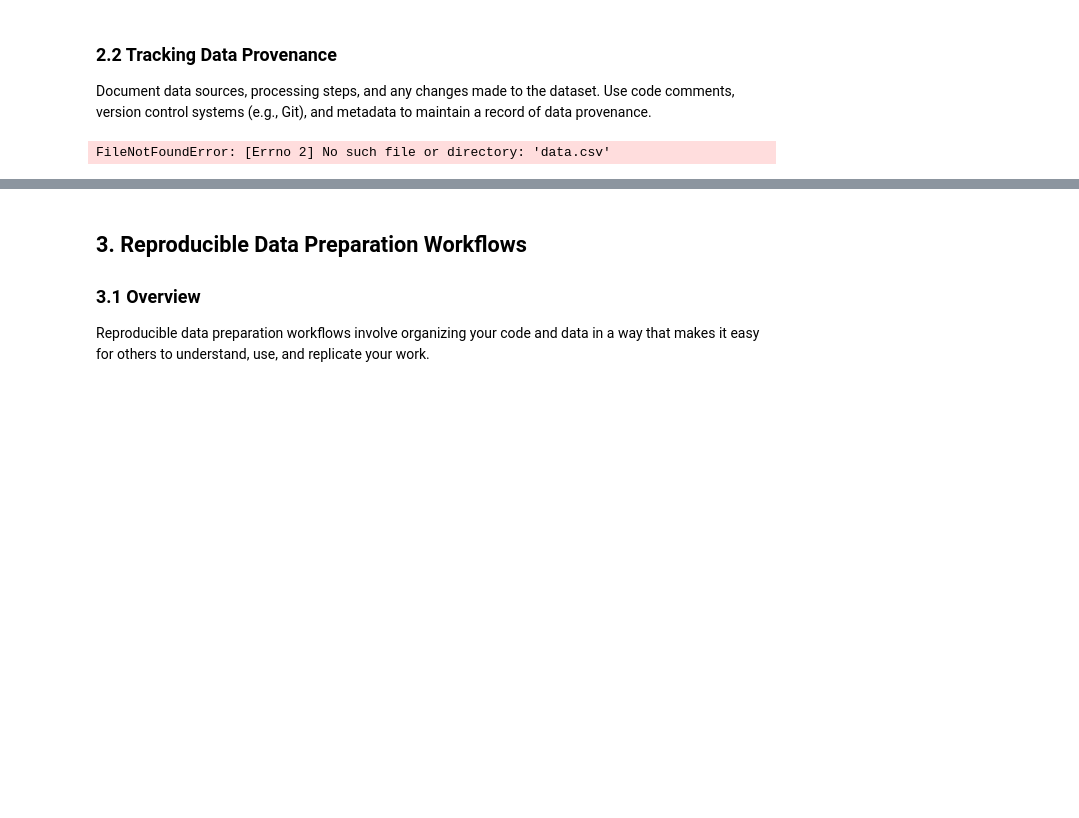
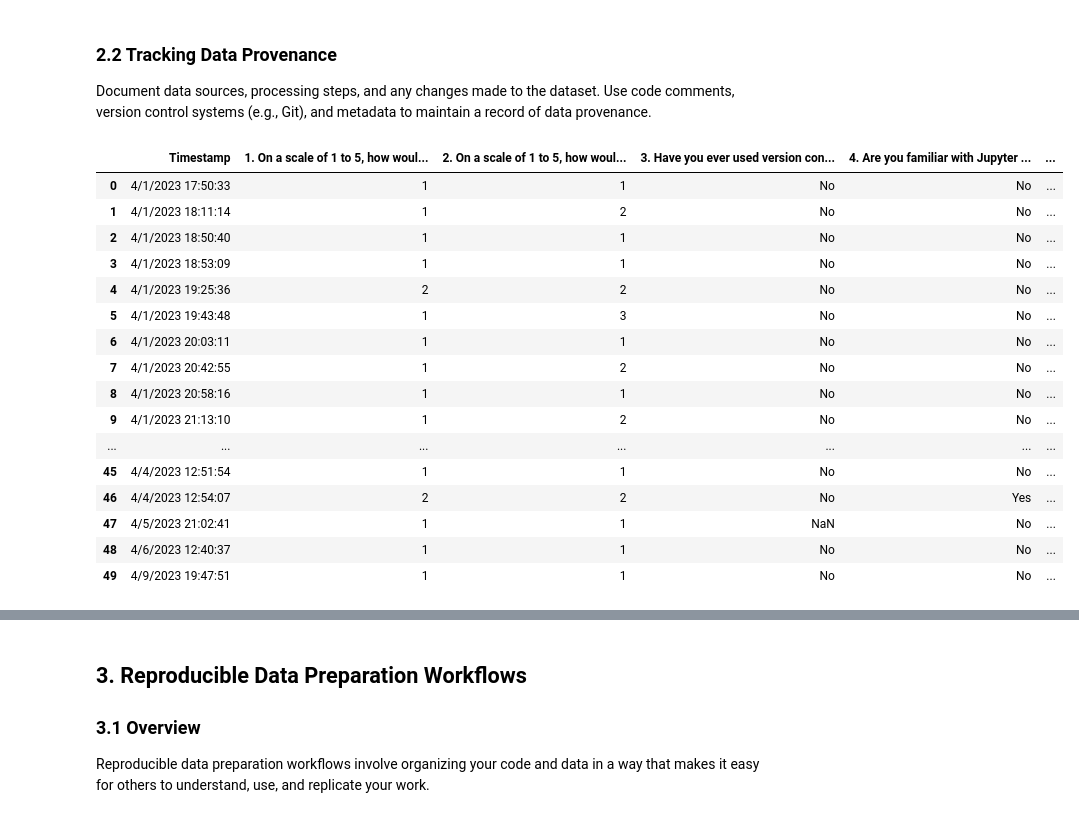
Before and after one commit to yibeichan/COMM160DS, a Jupyter notebook: week_3/lecture_part2.ipynb, the cells around one changed output, grey strips where cells are left out. Drawn from its saved outputs; the diff is of its cells as text; code cells hidden in the pictures; blank space fills up the shorter version.

```diff
--- a/week_3/lecture_part2.ipynb
+++ b/week_3/lecture_part2.ipynb
@@ -45,7 +61,25 @@ Document data sources, processing steps, and any changes made to the dataset. Us
 df = pd.read_csv('pre-course_survey.csv')
 
 # Clean data (document the cleaning steps)
-df.dropna(inplace=True)
-df.drop_duplicates(inplace=True)
+# df.dropna(inplace=True)
+# df.drop_duplicates(inplace=True)
-# %% [output]
-FileNotFoundError: [Errno 2] No such file or directory: 'data.csv'
+# %%
+df
+# %% [output]
+|  | Timestamp | 1. On a scale of 1 to 5, how woul... | 2. On a scale of 1 to 5, how woul... | 3. Have you ever used version con... | 4. Are you familiar with Jupyter ... | ... |
+| 0 | 4/1/2023 17:50:33 | 1 | 1 | No | No | ... |
+| 1 | 4/1/2023 18:11:14 | 1 | 2 | No | No | ... |
+| 2 | 4/1/2023 18:50:40 | 1 | 1 | No | No | ... |
+| 3 | 4/1/2023 18:53:09 | 1 | 1 | No | No | ... |
+| 4 | 4/1/2023 19:25:36 | 2 | 2 | No | No | ... |
+| 5 | 4/1/2023 19:43:48 | 1 | 3 | No | No | ... |
+| 6 | 4/1/2023 20:03:11 | 1 | 1 | No | No | ... |
+| 7 | 4/1/2023 20:42:55 | 1 | 2 | No | No | ... |
+| 8 | 4/1/2023 20:58:16 | 1 | 1 | No | No | ... |
+| 9 | 4/1/2023 21:13:10 | 1 | 2 | No | No | ... |
+| ... | ... | ... | ... | ... | ... | ... |
+| 45 | 4/4/2023 12:51:54 | 1 | 1 | No | No | ... |
+| 46 | 4/4/2023 12:54:07 | 2 | 2 | No | Yes | ... |
+| 47 | 4/5/2023 21:02:41 | 1 | 1 | NaN | No | ... |
+| 48 | 4/6/2023 12:40:37 | 1 | 1 | No | No | ... |
+| 49 | 4/9/2023 19:47:51 | 1 | 1 | No | No | ... |
```
Also changed, not shown: parts of 5 cells of this notebook, 1 other file.
